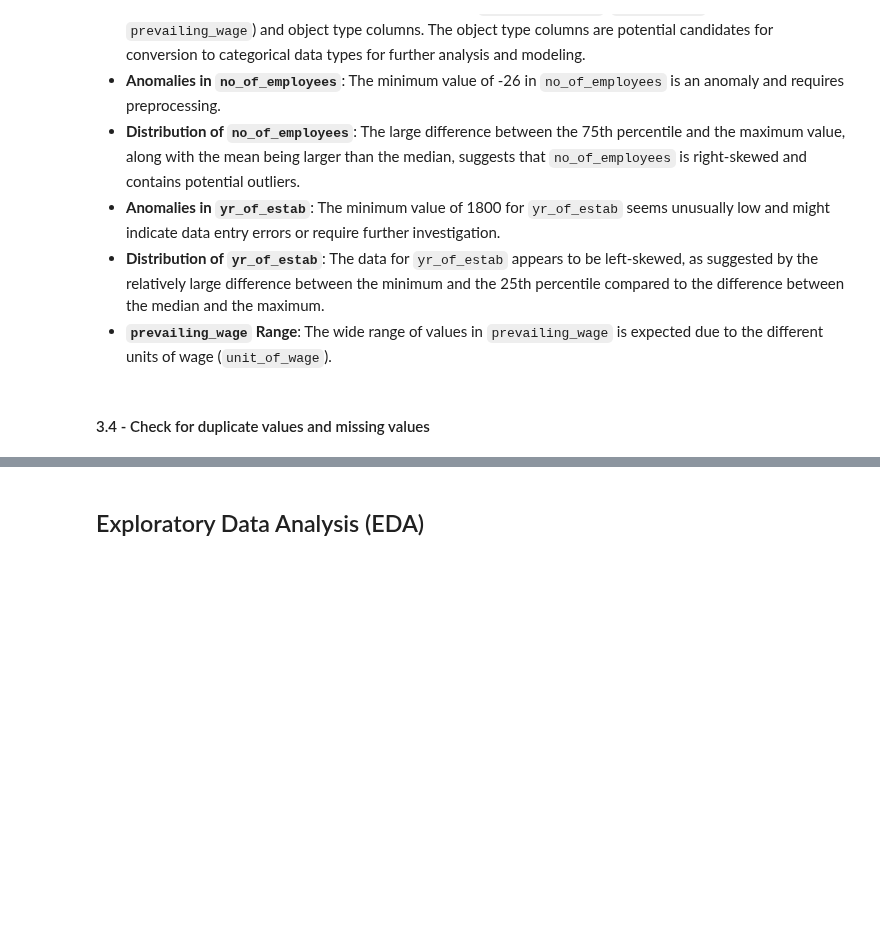
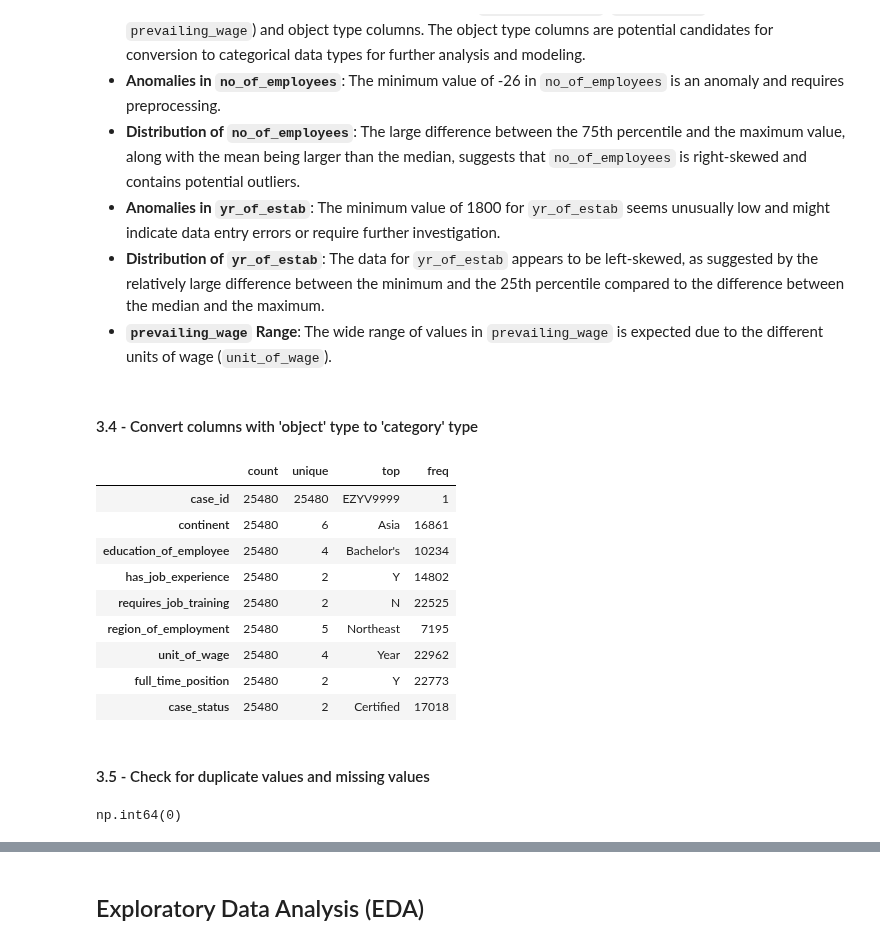
Before and after one commit to RashmiJK/PGP-AIML-EasyVisa-AML, a Jupyter notebook: easyvisa_modeling.ipynb, the cells around one changed output, grey strips where cells are left out. Cells and saved outputs as stored; diff of their text form; code cells hidden in the pictures; blank space fills up the shorter version.

```diff
--- a/easyvisa_modeling.ipynb
+++ b/easyvisa_modeling.ipynb
@@ -187,8 +174,29 @@ data.describe(include='object').T
 * **Anomalies in `yr_of_estab`**: The minimum value of 1800 for `yr_of_estab` seems unusually low and might indicate data entry errors or require further investigation.
 * **Distribution of `yr_of_estab`**: The data for `yr_of_estab` appears to be left-skewed, as suggested by the relatively large difference between the minimum and the 25th percentile compared to the difference between the median and the maximum.
 * **`prevailing_wage` Range**: The wide range of values in `prevailing_wage` is expected due to the different units of wage (`unit_of_wage`).
+# %% [markdown]
+#### 3.4 - Convert columns with 'object' type to 'category' type
+# %%
+for column in data.columns:
+    if data[column].dtype == 'object':
+      data[column] = pd.Categorical(data[column])
+# %%
+data.describe(include='category').T
+# %% [output]
+|  | count | unique | top | freq |
+| case_id | 25480 | 25480 | EZYV9999 | 1 |
+| continent | 25480 | 6 | Asia | 16861 |
+| education_of_employee | 25480 | 4 | Bachelor's | 10234 |
+| has_job_experience | 25480 | 2 | Y | 14802 |
+| requires_job_training | 25480 | 2 | N | 22525 |
+| region_of_employment | 25480 | 5 | Northeast | 7195 |
+| unit_of_wage | 25480 | 4 | Year | 22962 |
+| full_time_position | 25480 | 2 | Y | 22773 |
+| case_status | 25480 | 2 | Certified | 17018 |
 # %% [markdown]
-#### 3.4 - Check for duplicate values and missing values
+#### 3.5 - Check for duplicate values and missing values
 # %%
 # checking for duplicate values
-data.('_______') ##  Complete the code to check duplicate entries in the data
+data.duplicated().sum()
+# %% [output]
+np.int64(0)
```
Also changed, not shown: parts of 4 cells of this notebook.
